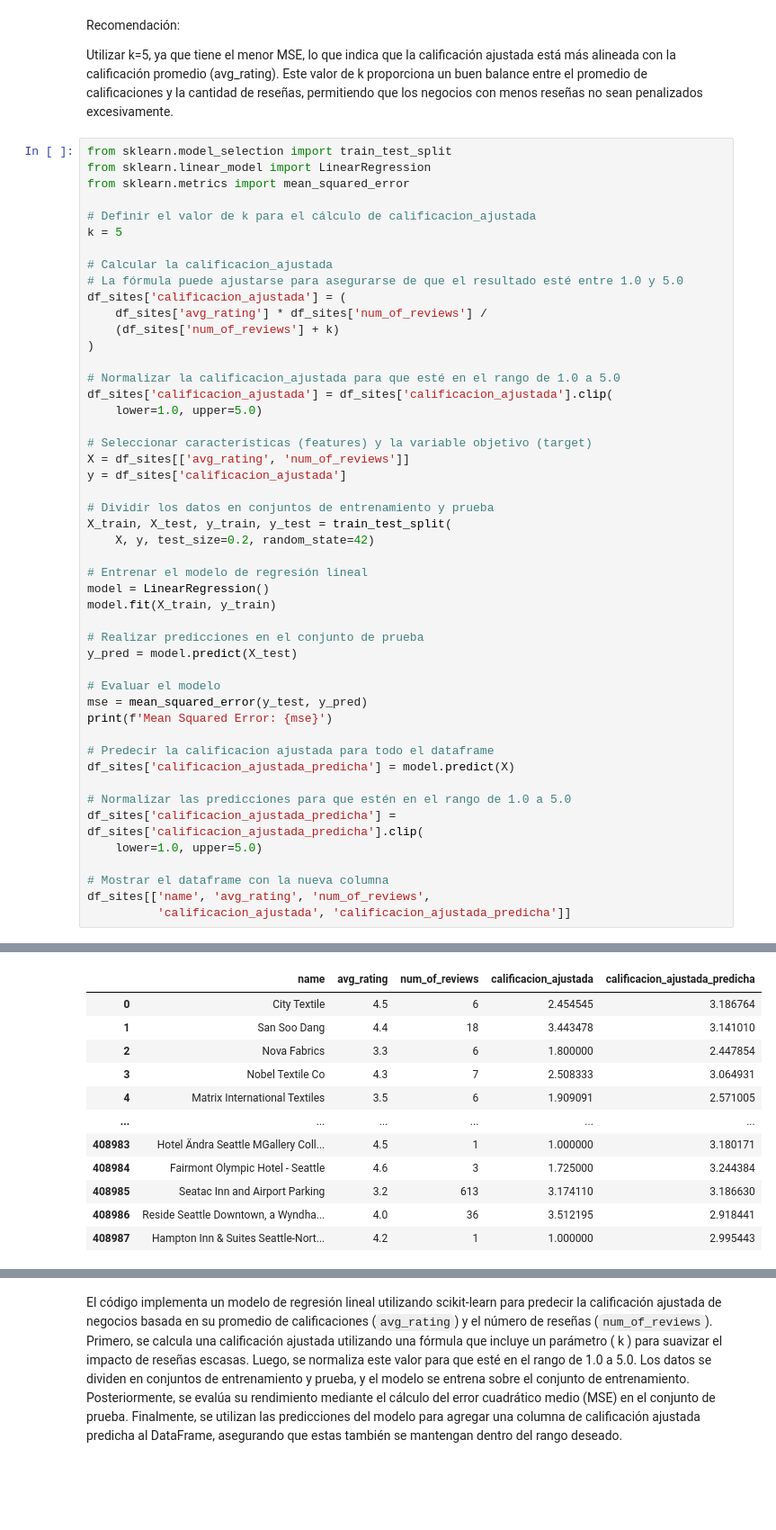
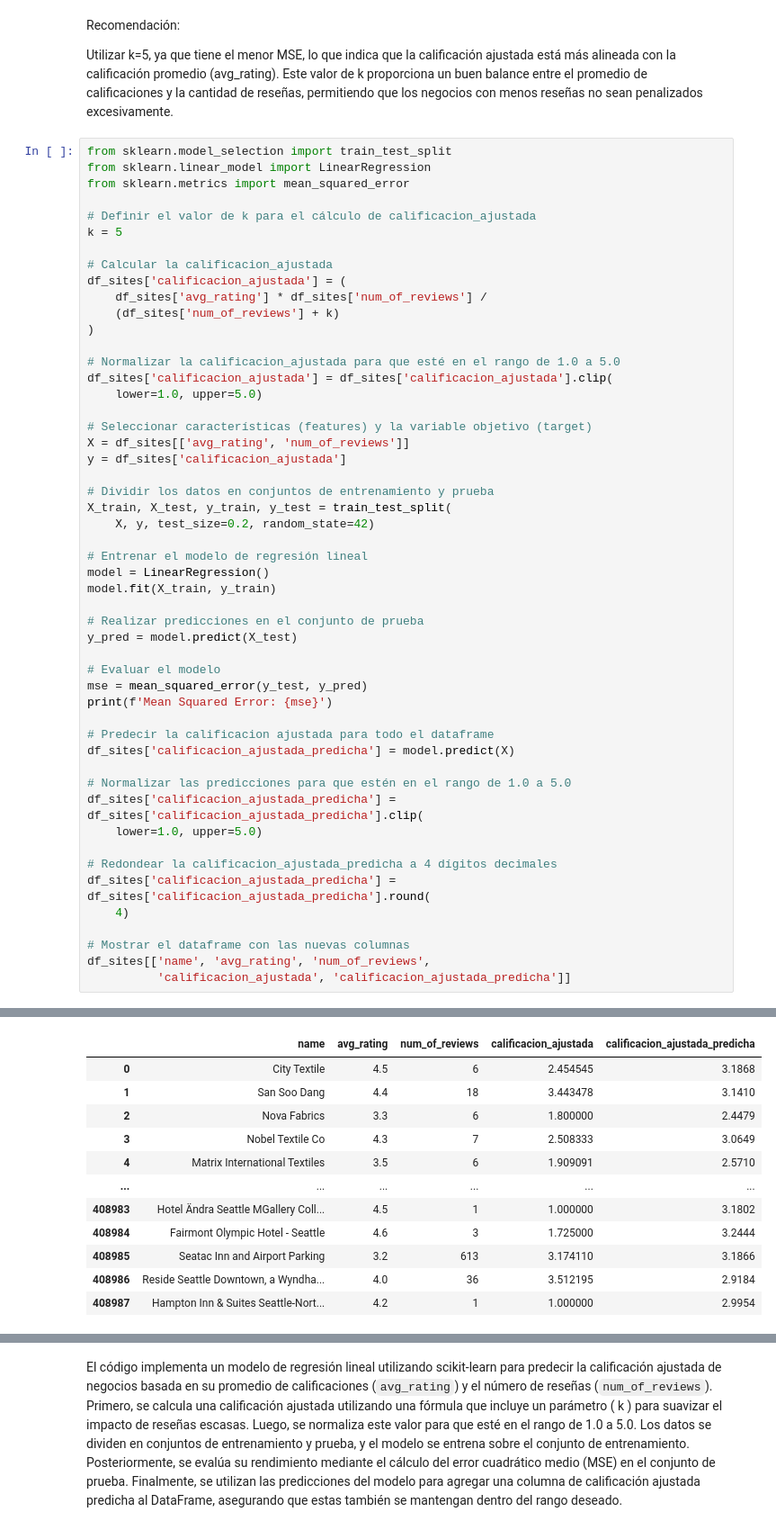
Before and after one commit to Gustavocoello/PF_Google_Yelp, a Jupyter notebook: ML_concepto/ML_producto.ipynb, the cells around one changed output, grey strips where cells are left out. Shown: that part at 90% size. Saved outputs shown, nothing was run; the diff lists cells and outputs as text; blank space fills up the shorter version.

```diff
--- a/ML_concepto/ML_producto.ipynb
+++ b/ML_concepto/ML_producto.ipynb
@@ -277,7 +280,6 @@ from sklearn.metrics import mean_squared_error
 k = 5
 
 # Calcular la calificacion_ajustada
-# La fórmula puede ajustarse para asegurarse de que el resultado esté entre 1.0 y 5.0
 df_sites['calificacion_ajustada'] = (
     df_sites['avg_rating'] * df_sites['num_of_reviews'] /
     (df_sites['num_of_reviews'] + k)
@@ -291,45 +293,49 @@ df_sites['calificacion_ajustada'] = df_sites['calificacion_ajustada'].clip(
 X = df_sites[['avg_rating', 'num_of_reviews']]
 y = df_sites['calificacion_ajustada']
 
 # Dividir los datos en conjuntos de entrenamiento y prueba
 X_train, X_test, y_train, y_test = train_test_split(
     X, y, test_size=0.2, random_state=42)
 
 # Entrenar el modelo de regresión lineal
 model = LinearRegression()
 model.fit(X_train, y_train)
 
 # Realizar predicciones en el conjunto de prueba
 y_pred = model.predict(X_test)
 
 # Evaluar el modelo
 mse = mean_squared_error(y_test, y_pred)
 print(f'Mean Squared Error: {mse}')
 
 # Predecir la calificacion ajustada para todo el dataframe
 df_sites['calificacion_ajustada_predicha'] = model.predict(X)
 
 # Normalizar las predicciones para que estén en el rango de 1.0 a 5.0
 df_sites['calificacion_ajustada_predicha'] = df_sites['calificacion_ajustada_predicha'].clip(
     lower=1.0, upper=5.0)
 
-# Mostrar el dataframe con la nueva columna
+# Redondear la calificacion_ajustada_predicha a 4 dígitos decimales
+df_sites['calificacion_ajustada_predicha'] = df_sites['calificacion_ajustada_predicha'].round(
+    4)
+
+# Mostrar el dataframe con las nuevas columnas
 df_sites[['name', 'avg_rating', 'num_of_reviews',
           'calificacion_ajustada', 'calificacion_ajustada_predicha']]
 # %% [output]
 Mean Squared Error: 0.8359213972976306
 |  | name | avg_rating | num_of_reviews | calificacion_ajustada | calificacion_ajustada_predicha |
-| 0 | City Textile | 4.5 | 6 | 2.454545 | 3.186764 |
-| 1 | San Soo Dang | 4.4 | 18 | 3.443478 | 3.141010 |
-| 2 | Nova Fabrics | 3.3 | 6 | 1.800000 | 2.447854 |
-| 3 | Nobel Textile Co | 4.3 | 7 | 2.508333 | 3.064931 |
-| 4 | Matrix International Textiles | 3.5 | 6 | 1.909091 | 2.571005 |
+| 0 | City Textile | 4.5 | 6 | 2.454545 | 3.1868 |
+| 1 | San Soo Dang | 4.4 | 18 | 3.443478 | 3.1410 |
+| 2 | Nova Fabrics | 3.3 | 6 | 1.800000 | 2.4479 |
+| 3 | Nobel Textile Co | 4.3 | 7 | 2.508333 | 3.0649 |
+| 4 | Matrix International Textiles | 3.5 | 6 | 1.909091 | 2.5710 |
 | ... | ... | ... | ... | ... | ... |
-| 408983 | Hotel Ändra Seattle MGallery Coll... | 4.5 | 1 | 1.000000 | 3.180171 |
-| 408984 | Fairmont Olympic Hotel - Seattle | 4.6 | 3 | 1.725000 | 3.244384 |
-| 408985 | Seatac Inn and Airport Parking | 3.2 | 613 | 3.174110 | 3.186630 |
-| 408986 | Reside Seattle Downtown, a Wyndha... | 4.0 | 36 | 3.512195 | 2.918441 |
-| 408987 | Hampton Inn & Suites Seattle-Nort... | 4.2 | 1 | 1.000000 | 2.995443 |
+| 408983 | Hotel Ändra Seattle MGallery Coll... | 4.5 | 1 | 1.000000 | 3.1802 |
+| 408984 | Fairmont Olympic Hotel - Seattle | 4.6 | 3 | 1.725000 | 3.2444 |
+| 408985 | Seatac Inn and Airport Parking | 3.2 | 613 | 3.174110 | 3.1866 |
+| 408986 | Reside Seattle Downtown, a Wyndha... | 4.0 | 36 | 3.512195 | 2.9184 |
+| 408987 | Hampton Inn & Suites Seattle-Nort... | 4.2 | 1 | 1.000000 | 2.9954 |
 408988 rows × 5 columns
 # %% [markdown]
 El código implementa un modelo de regresión lineal utilizando scikit-learn para predecir la calificación ajustada de negocios basada en su promedio de calificaciones (`avg_rating`) y el número de reseñas (`num_of_reviews`). Primero, se calcula una calificación ajustada utilizando una fórmula que incluye un parámetro \( k \) para suavizar el impacto de reseñas escasas. Luego, se normaliza este valor para que esté en el rango de 1.0 a 5.0. Los datos se dividen en conjuntos de entrenamiento y prueba, y el modelo se entrena sobre el conjunto de entrenamiento. Posteriormente, se evalúa su rendimiento mediante el cálculo del error cuadrático medio (MSE) en el conjunto de prueba. Finalmente, se utilizan las predicciones del modelo para agregar una columna de calificación ajustada predicha al DataFrame, asegurando que estas también se mantengan dentro del rango deseado.
```
Also changed, not shown: parts of 5 cells of this notebook.
